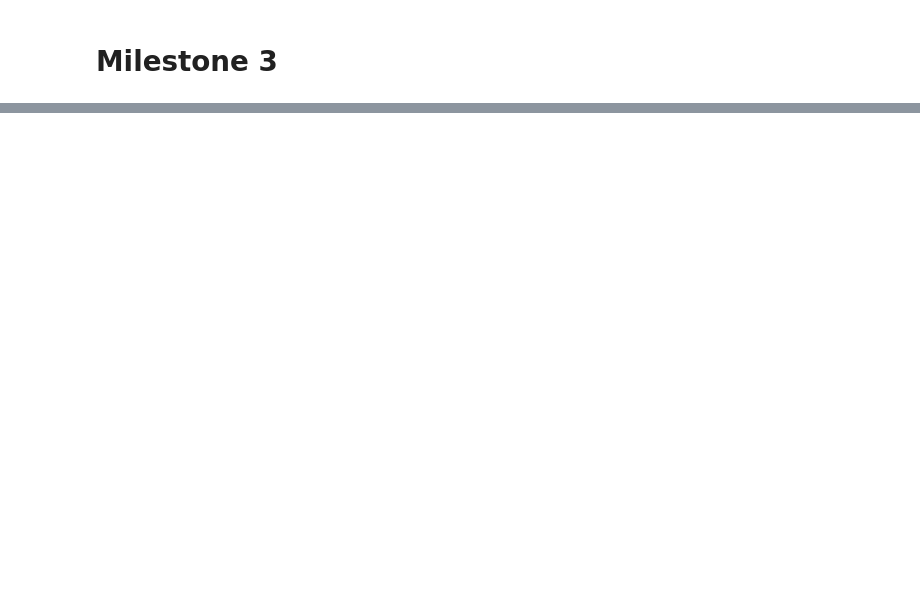
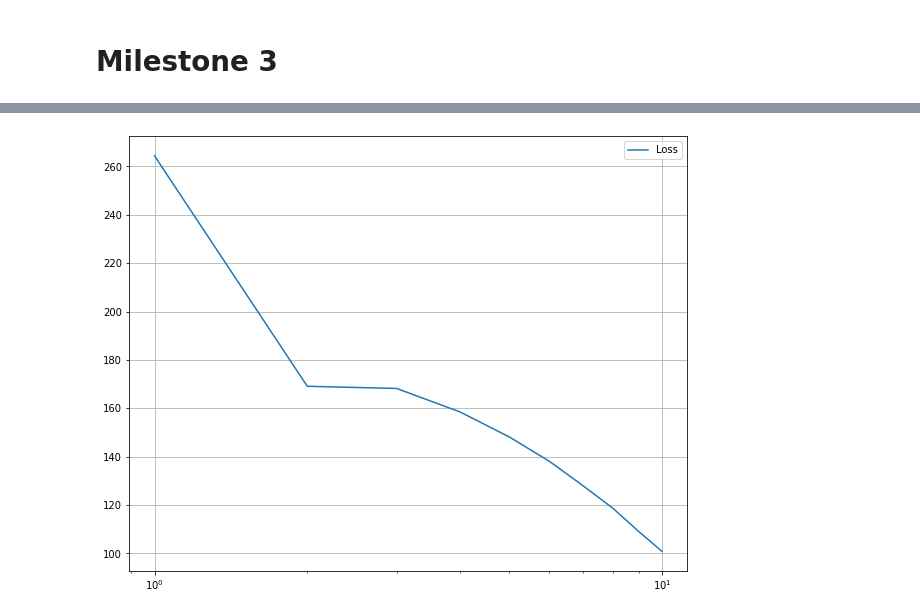
Before and after one commit to utkarsh0702/Projects, a Jupyter notebook: Milestone_Prediction.ipynb, the cells around one changed output, grey strips where cells are left out. Cells and saved outputs as stored; diff of their text form; code cells hidden in the pictures; blank space fills up the shorter version.

```diff
--- a/Milestone_Prediction.ipynb
+++ b/Milestone_Prediction.ipynb
@@ -501,0 +623,12 @@ array([[10.],
+# %%
+keras.backend.clear_session()
+model3= keras.models.Sequential([
+                                keras.layers.Dense(17, activation='relu', input_shape=(1,17)),
+                                keras.layers.Dense(5, activation='relu'),
+                                keras.layers.Dense(1)
+])
+
+#model compile
+adam=keras.optimizers.Adam(lr=lr)
+model3.compile(optimizer= adam, loss='mse')
+model3.summary()
@@ -501,0 +650,3 @@ array([[10.],
+# %%
+checkpoint = tf.keras.callbacks.ModelCheckpoint("best_model3.hdf5", monitor='loss', verbose=1,
+                                                save_best_only=True, mode='auto', period=1)
@@ -501,0 +655,2 @@ array([[10.],
+# %%
+history= model3.fit(x_train, y_train, epochs= 10, callbacks=[checkpoint])
@@ -501,0 +675,7 @@ array([[10.],
+# %%
+epochs= range(1,11)
+plt.semilogx(epochs, history.history["loss"], label='Loss')
+plt.legend(loc='best')
+plt.grid(True)
+# %% [output]
+[figure, added]
```
Also changed, not shown: parts of 39 cells of this notebook.
